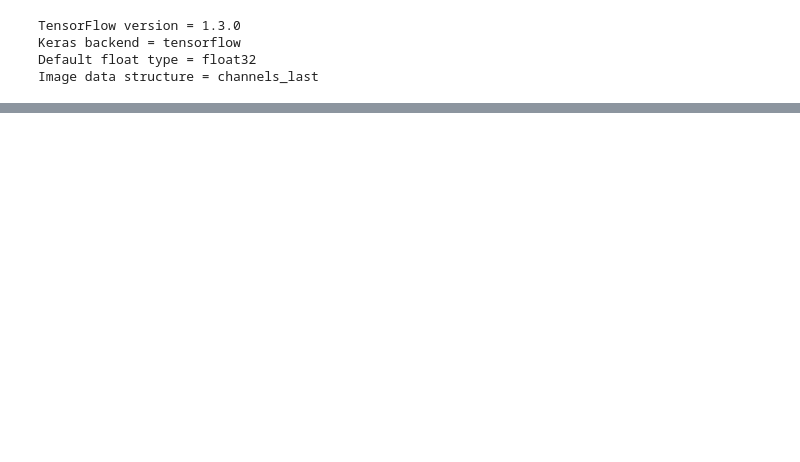
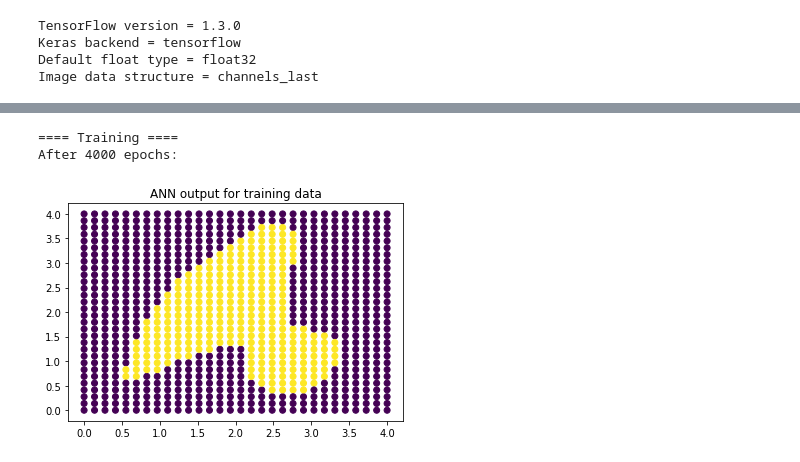
Before and after one commit to BartyzalRadek/neuroinformatics-course, a Jupyter notebook: FFNN.ipynb, the cells around one changed output, grey strips where cells are left out. Saved outputs shown, nothing was run; the diff lists cells and outputs as text; code cells hidden in the pictures; blank space fills up the shorter version.

```diff
--- a/FFNN.ipynb
+++ b/FFNN.ipynb
@@ -107,4 +120,5 @@ def train_model(model, batch_size, epochs, x_train, y_train, x_test, y_test):
 # %%
 def plot_output(x_train, y_predicted):
     plt.scatter(x_train.T[0],x_train.T[1],c=np.argmax(y_predicted, axis=1))
+    plt.title("ANN output for training data")
     plt.show()
@@ -158,0 +174,13 @@ y_predicted.shape
+# %%
+print("==== Training ====")
+model2.fit(x_train, y_train,
+          batch_size=batch_size,
+          epochs=epochs,
+          verbose=0)
+y_predicted2 = model2.predict(x_train)
+print("After 4000 epochs:")
+plot_output(x_train, y_predicted2)
+# %% [output]
+==== Training ====
+After 4000 epochs:
+[figure, added]
```
Also changed, not shown: parts of 10 cells of this notebook.
